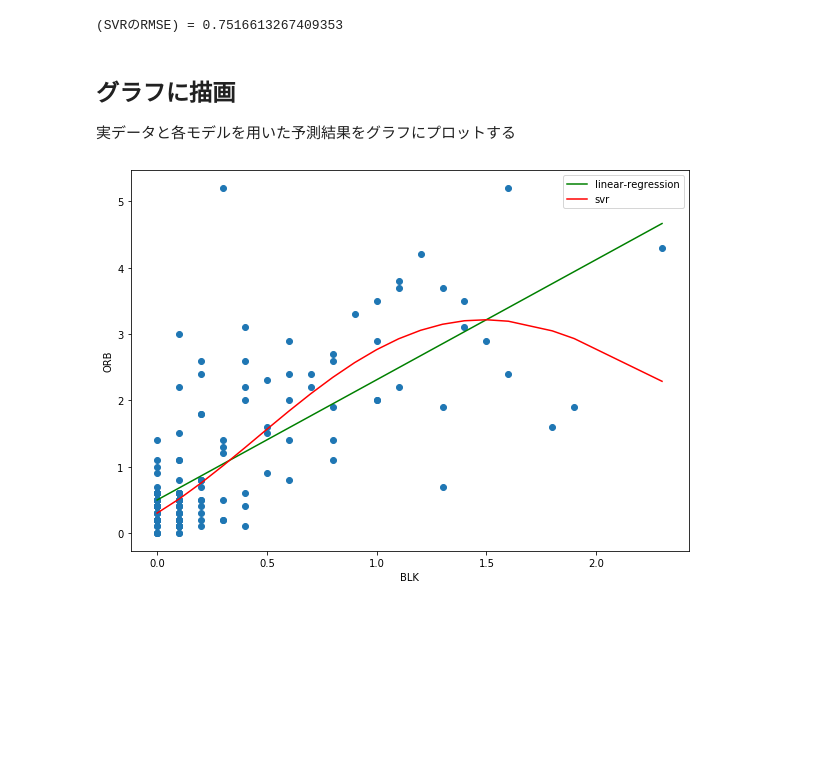
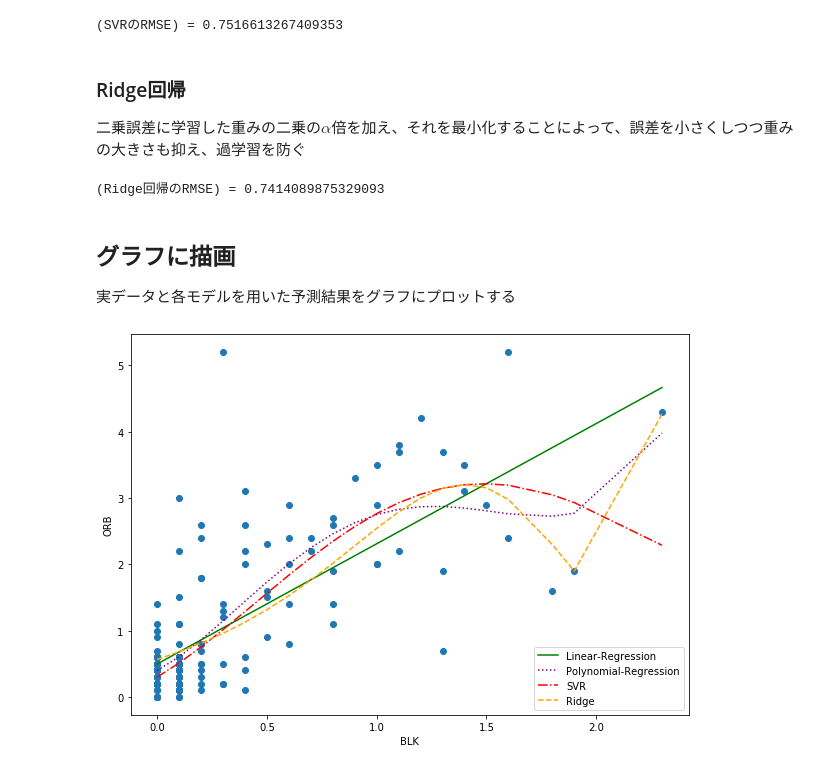
Before and after one commit to at19990/sports_analytics, a Jupyter notebook: p03-regression-basketball.ipynb, the cells around one changed output. Saved outputs shown, nothing was run; the diff lists cells and outputs as text; code cells hidden in the pictures; blank space fills up the shorter version.

```diff
--- a/p03-regression-basketball.ipynb
+++ b/p03-regression-basketball.ipynb
@@ -154,0 +154,7 @@ print("(線形回帰のRMSE) = {0}".format(np.sqrt(mean_squared_error(array_orb,
+# %%
+# BLKの各値を1～4乗した配列に変換
+from sklearn.preprocessing import PolynomialFeatures
+poly = PolynomialFeatures(degree=4, include_bias=False)
+array_blk_new = poly.fit_transform(array_blk)
+# 最後の3レコードを出力(各項が[1乗, 2乗, 3乗, 4乗]の形になっていることを確認)
+array_blk_new[-3:]
@@ -154,0 +165,7 @@ print("(線形回帰のRMSE) = {0}".format(np.sqrt(mean_squared_error(array_orb,
+# %%
+# モデル作成
+reg_lin_2 = linear_model.LinearRegression()
+reg_lin_2.fit(array_blk_new, array_orb)
+# 式と誤差の出力
+print("[ORB] = {0} + {1}*(BLK) + {2}*(BLK)^2 + {3}*(BLK)^3 + {4}*(BLK)^4".format(reg_lin_2.intercept_, reg_lin_2.coef_[0], reg_lin_2.coef_[1], reg_lin_2.coef_[2], reg_lin_2.coef_[3]))
+print("(多項式回帰のRMSE) = {0}".format(np.sqrt(mean_squared_error(array_orb, reg_lin_2.predict(array_blk_new)))))
@@ -160,6 +186,20 @@ reg_svr_rbf.fit(array_blk, array_orb)
 print("(SVRのRMSE) = {0}".format(np.sqrt(mean_squared_error(array_orb, reg_svr_rbf.predict(array_blk)))))
 # %% [output]
 (SVRのRMSE) = 0.7516613267409353
+# %% [markdown]
+### Ridge回帰
+
+二乗誤差に学習した重みの二乗の$\alpha$倍を加え、それを最小化することによって、誤差を小さくしつつ重みの大きさも抑え、過学習を防ぐ
+# %%
+# モデルの生成・フィット
+poly_2 = PolynomialFeatures(degree=8) # 1～8乗までもたせる
+reg_ridge = Ridge(alpha=5, max_iter=10000)
+reg_ridge_pl = Pipeline([("poly_8", poly_2), ("ridge", reg_ridge)])
+reg_ridge_pl.fit(array_blk, array_orb)
+# 誤差の出力
+print("(Ridge回帰のRMSE) = {0}".format(np.sqrt(mean_squared_error(array_orb, reg_ridge_pl.predict(array_blk)))))
+# %% [output]
+(Ridge回帰のRMSE) = 0.7414089875329093
 # %% [markdown]
 ## グラフに描画
 
@@ -167,11 +207,13 @@ print("(SVRのRMSE) = {0}".format(np.sqrt(mean_squared_error(array_orb, reg_svr_
 # %%
 plt.figure(figsize=(10, 7))
 plt.scatter(array_blk_2, array_orb)
-plt.plot(array_blk, reg_lin.predict(array_blk), color='green', label='linear-regression')
-plt.plot(array_blk, reg_svr_rbf.predict(array_blk), color='red', label='svr')
+plt.plot(array_blk, reg_lin.predict(array_blk), color='green', label='Linear-Regression', linestyle='solid')
+plt.plot(array_blk, reg_lin_2.predict(array_blk_new),color='purple', label='Polynomial-Regression', linestyle='dotted')
+plt.plot(array_blk, reg_svr_rbf.predict(array_blk), color='red', label='SVR', linestyle='dashdot')
+plt.plot(array_blk, reg_ridge_pl.predict(array_blk), color='orange', label='Ridge', linestyle='dashed')
 plt.xlabel("BLK")
 plt.ylabel("ORB")
 plt.legend()
 plt.show()
 # %% [output]
-[figure, old version]
+[figure, new version]
```
Also changed, not shown: parts of 10 cells of this notebook.
